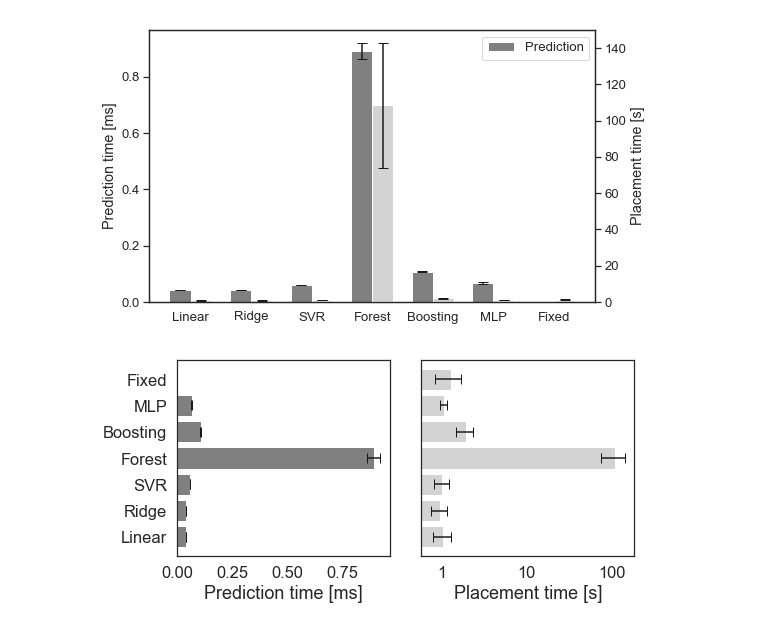
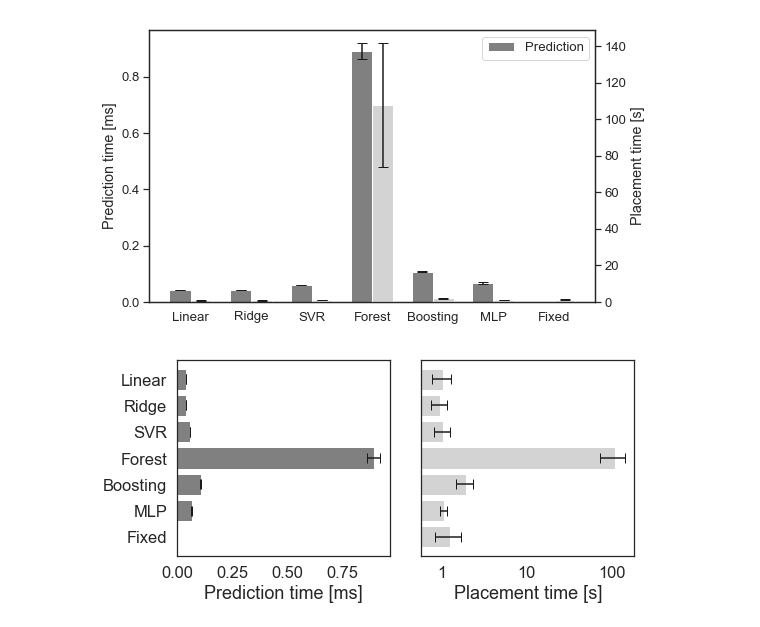
Before and after one commit to CN-UPB/ml-for-resource-allocation, a Jupyter notebook: runtime.ipynb, the cells around one changed output. Saved outputs shown, nothing was run; the diff lists cells and outputs as text; code cells hidden in the pictures.

Commit message:
added more runtime data; updated runtime plots

```diff
--- a/runtime.ipynb
+++ b/runtime.ipynb
@@ -390,6 +390,6 @@ def comparison_barplot_two(pred_times, place_times, labels):
     plt.tight_layout()
     fig.savefig(f'plots/runtimes.pdf', bbox_inches='tight')
 # %%
-comparison_barplot_two(all_times_ms, placement_times, labels)
+comparison_barplot_two(list(reversed(all_times_ms)), list(reversed(placement_times)), list(reversed(labels)))
 # %% [output]
-[figure, old version]
+[figure, new version]
```
Also changed, not shown: parts of 1 cell of this notebook, 5 other files.
